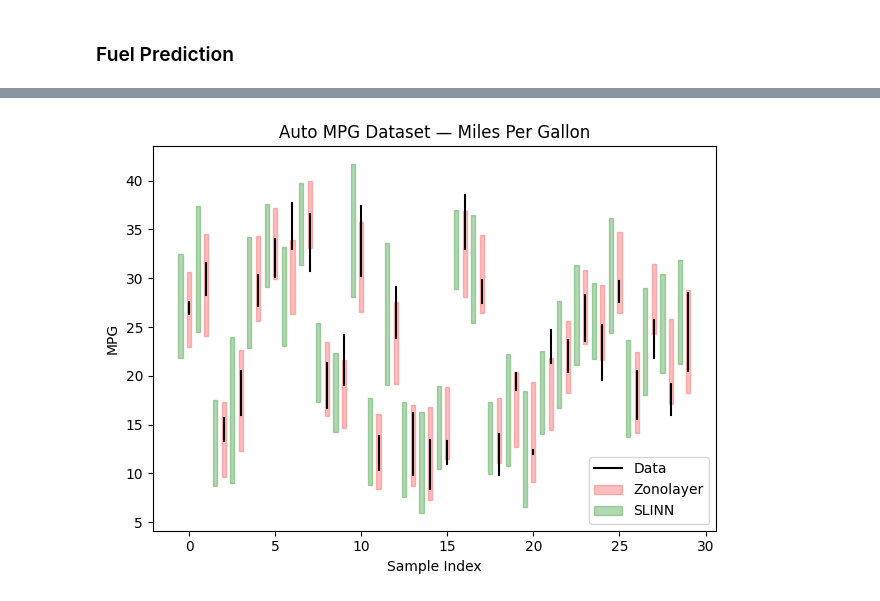
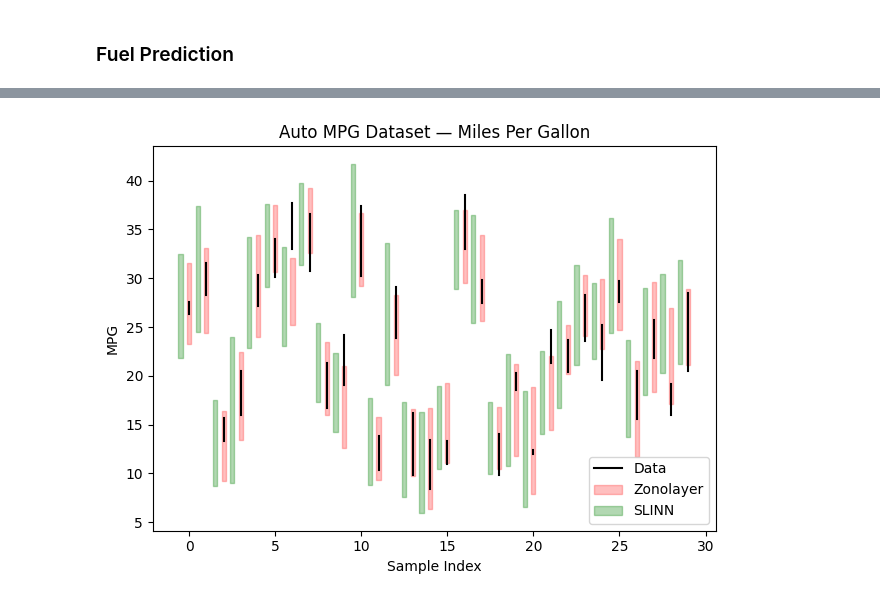
Before and after one commit to MattCodes03/Zonotopic-representations-of-imprecision-in-interval-valued-regression, a Jupyter notebook: Neural Network Regression/multivariate.ipynb, the cells around one changed output, grey strips where cells are left out. Drawn from its saved outputs; the diff is of its cells as text; code cells hidden in the pictures.

```diff
--- a/Neural Network Regression/multivariate.ipynb
+++ b/Neural Network Regression/multivariate.ipynb
@@ -382,13 +379,13 @@ y_ub_t = torch.tensor(y_up_tr, dtype=torch.float32)
 # Zonolayer computation
 start = time.perf_counter()
 centre_net = train_centre(x_t, y_lb_t, y_ub_t)
-pred_train, latent_train = extract_latent_features(centre_net, x_t)
-pred_test, latent_test = extract_latent_features(centre_net, torch.tensor(X_test, dtype=torch.float32))
-
-zonolayer = compute_zonolayer_bounds(latent_train, y_low_tr, y_up_tr, latent_test)
+centre_net_np = build_numpy_feature_extractor(centre_net)
+pred_train, latent_train = centre_net_np(X_train)
+zonolayer_fit = fit_zonolayer(latent_train, y_low_tr, y_up_tr)
 centre_training_time = time.perf_counter() - start
 
-
+pred_test, latent_test = centre_net_np(X_test)
+zonolayer = predict_zonolayer(zonolayer_fit, latent_test)
 
 
 # Denormalise for plotting
@@ -1181,14 +1032,8 @@ Epoch 6000: MSE = 0.002731
 
 Training SLINN...
 # %%
-y_low_te_denorm = (
-    y_low_te * (y_max - y_min) + y_min
-)
-
-y_up_te_denorm = (
-    y_up_te * (y_max - y_min) + y_min
-)
-
+y_low_te_denorm = (y_low_te * (y_max - y_min) + y_min)
+y_up_te_denorm = (y_up_te * (y_max - y_min) + y_min)
 
 n_plot = 30
 
@@ -1199,7 +1044,6 @@ idx = np.sort(
         replace=False
     )
 )
-
 
 plt.figure()
 slinn_offset = -0.50
@@ -1249,82 +1093,38 @@ plt.title(
 plt.xlabel("Sample Index")
 plt.ylabel("MPG")
 plt.legend()
 plt.tight_layout()
 plt.savefig("AutoMPG.pdf",bbox_inches="tight")
 plt.show()
 
 # Metrics
 def centrenet_predict(X):
-
-    X_tensor = torch.tensor(
-        X,
-        dtype=torch.float32
-    )
-
-    with torch.no_grad():
-
-        pred, latent = extract_latent_features(
-            centre_net,
-            X_tensor
-        )
-
-    zonolayer = compute_zonolayer_bounds(
-        latent_train,
-        y_low_tr,
-        y_up_tr,
-        latent
-    )
-
-    return zonolayer
+    _, feats = centre_net_np(X_test)
+    return predict_zonolayer(zonolayer_fit, feats)
 
 def slinn_predict(X):
     return net.predict(X, Y_train)
 
-zono_benchmark = benchmark_inference(
-    predict_fn=centrenet_predict,
-    X=X_test,
-    name="CentreNet + Zonolayer",
-    n_runs=1000,
-    warmup=5,
-)
-
-slinn_benchmark = benchmark_inference(
-    predict_fn=slinn_predict,
-    X=X_test,
-    name="SLINN",
-    n_runs=1000,
-    warmup=5,
-)
-
-benchmark_df = pd.DataFrame([
-    zono_benchmark,
-    slinn_benchmark
-])
+zono_benchmark = benchmark_inference(predict_fn=centrenet_predict, X=X_test, name="CentreNet + Zonolayer", n_runs=1000, warmup=100)
+slinn_benchmark = benchmark_inference(predict_fn=slinn_predict, X=X_test, name="SLINN", n_runs=1000, warmup=100)
+benchmark_df = pd.DataFrame([zono_benchmark, slinn_benchmark])
 
 print(benchmark_df)
 
 zono_metrics = interval_metrics(yl_zl, yu_zl, y_low_te, y_up_te)
 
 slinn_pred_low = y_p_mid - y_p_rad
 slinn_pred_up  = y_p_mid + y_p_rad
 slinn_metrics = interval_metrics(slinn_pred_low, slinn_pred_up, y_low_te, y_up_te)
 
 results = {
     "Zonolayer (test)": zono_metrics,
     "SLINN (test)": slinn_metrics,
 }
 comparison_df = compare_models(results)
 print(comparison_df)
 
-print(
-    f"CentreNet + Zonolayer training time: "
-    f"{centre_training_time:.3f} s"
-)
-
-
-print(
-    f"SLINN training time: "
-    f"{slinn_training_time:.3f} s"
-)
+print(f"CentreNet + Zonolayer training time: {centre_training_time:.3f}s")
+print(f"SLINN training time: {slinn_training_time:.3f}s")
 # %% [output]
-[figure, old version]
+[figure, new version]
```
Also changed, not shown: parts of 8 cells of this notebook, 10 other files.
